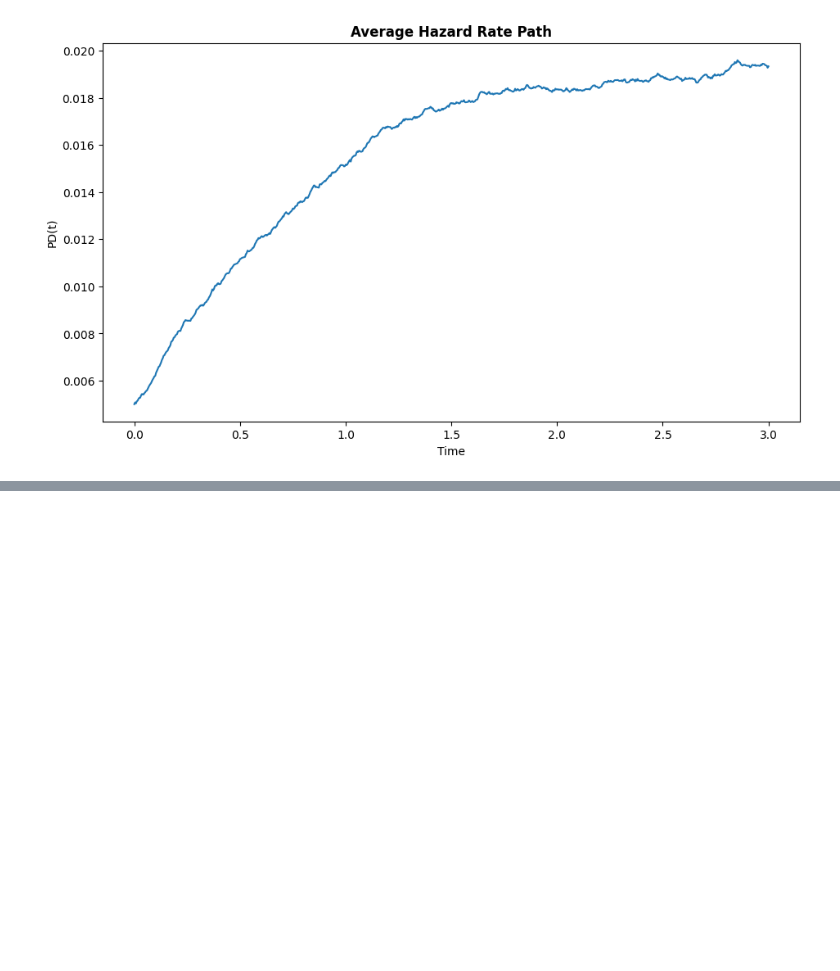
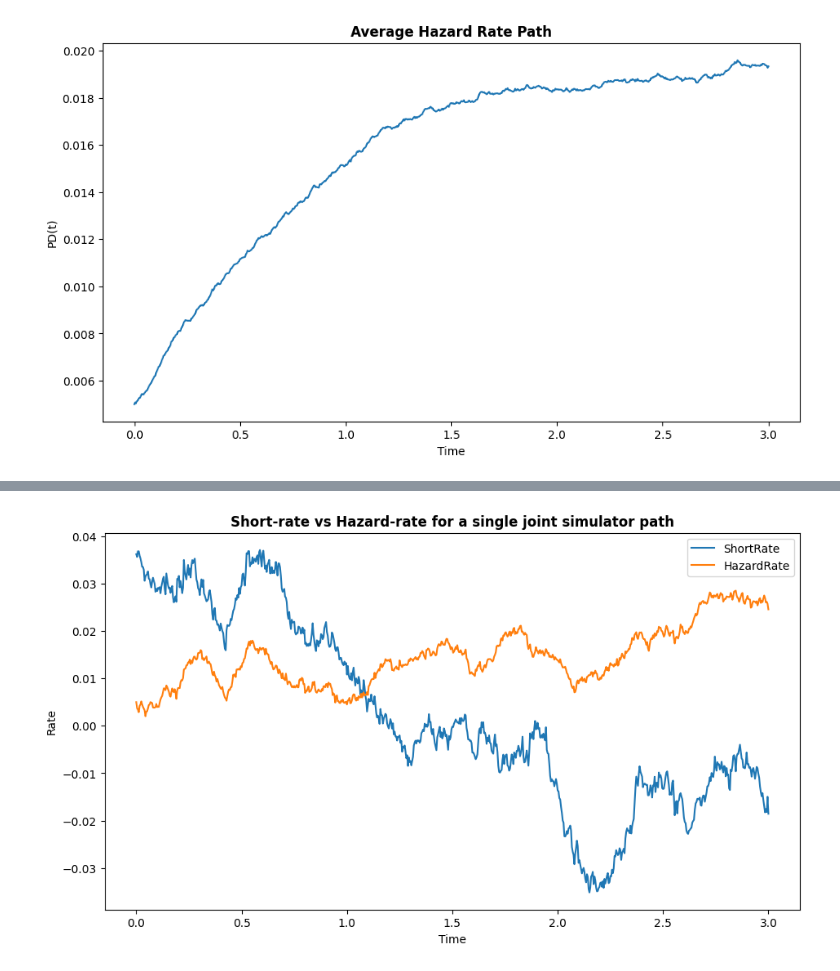
Before and after one commit to gorkemyencak/treasury-valuation-engine, a Jupyter notebook: notebooks/15_wrong_way_risk.ipynb, the cells around one changed output, grey strips where cells are left out. Saved outputs shown, nothing was run; the diff lists cells and outputs as text; code cells hidden in the pictures; blank space fills up the shorter version.

Commit message:
wrong way risk engine - joint market risk and hazard intensity simulator

```diff
--- a/notebooks/15_wrong_way_risk.ipynb
+++ b/notebooks/15_wrong_way_risk.ipynb
@@ -321,3 +327,33 @@ plt.ylabel('PD(t)')
 plt.show()
 # %% [output]
 [figure]
+# %%
+### joint hazard simulator
+# initialize joint hazard simulator
+rho_xy_param = 0.25
+rho_x_lambda_param = 0.30
+rho_y_lambda_param = 0.20
+
+joint_simulator = JointHazardSimulator(
+    r0 = r0,
+    lambda0 = lambda0_param,
+    a = hw2f_params['a'],
+    b = hw2f_params['b'],
+    sigma1 = hw2f_params['sigma1'],
+    sigma2 = hw2f_params['sigma2'],
+    kappa = kappa_param,
+    theta = theta_param,
+    eta = eta_param,
+    rho_xy = rho_xy_param,
+    rho_x_lambda = rho_x_lambda_param,
+    rho_y_lambda = rho_y_lambda_param,
+    random_seed = 2
+)
+
+# simulate single joint hazard path
+single_joint_path = joint_simulator.simulate_single_path(
+    maturity = IR_swap.maturity,
+    steps_per_year = trading_days
+)
+
+single_joint_path
@@ -323,0 +374,14 @@ plt.show()
+# %%
+# plot short-rate vs hazard-rate correlation
+plt.figure(figsize =(11, 6))
+
+plt.plot(single_joint_path['Times'], single_joint_path['ShortRate'], label = 'ShortRate')
+plt.plot(single_joint_path['Times'], single_joint_path['HazardRate'], label = 'HazardRate')
+
+plt.title('Short-rate vs Hazard-rate for a single joint simulator path', fontweight = 'bold')
+plt.xlabel('Time')
+plt.ylabel('Rate')
+plt.legend(loc = 'best')
+plt.show()
+# %% [output]
+[figure, added]
```
Also changed, not shown: parts of 5 cells of this notebook, 1 other file.
